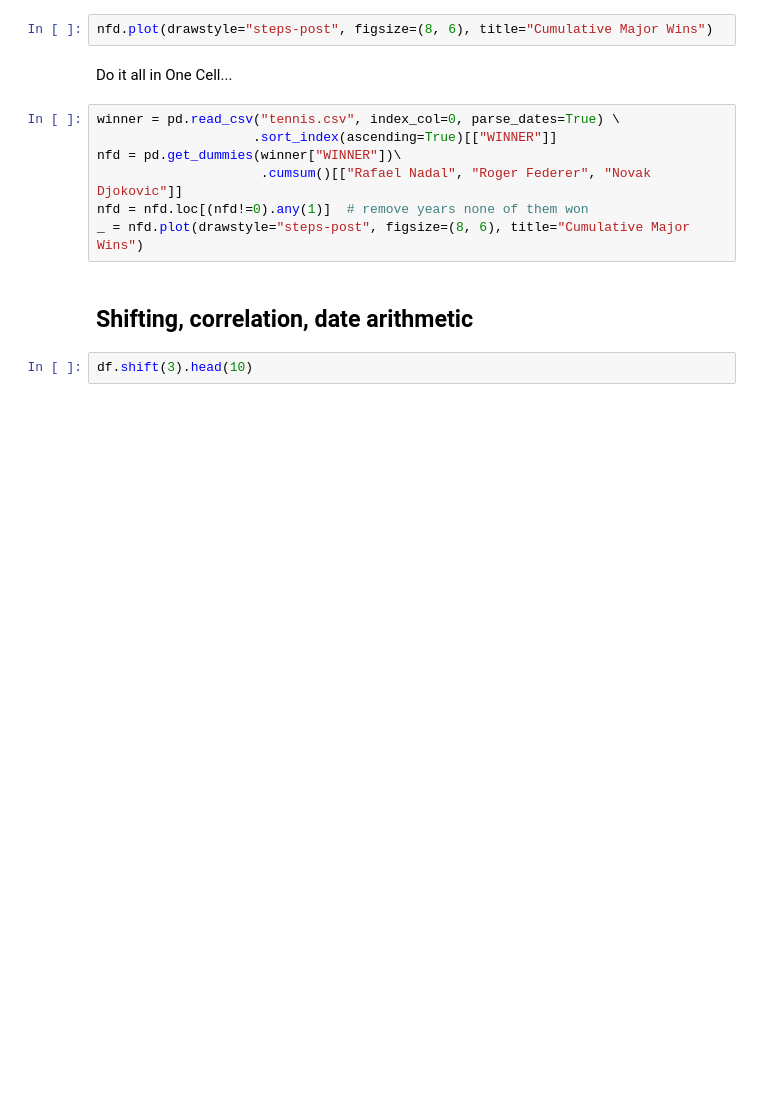
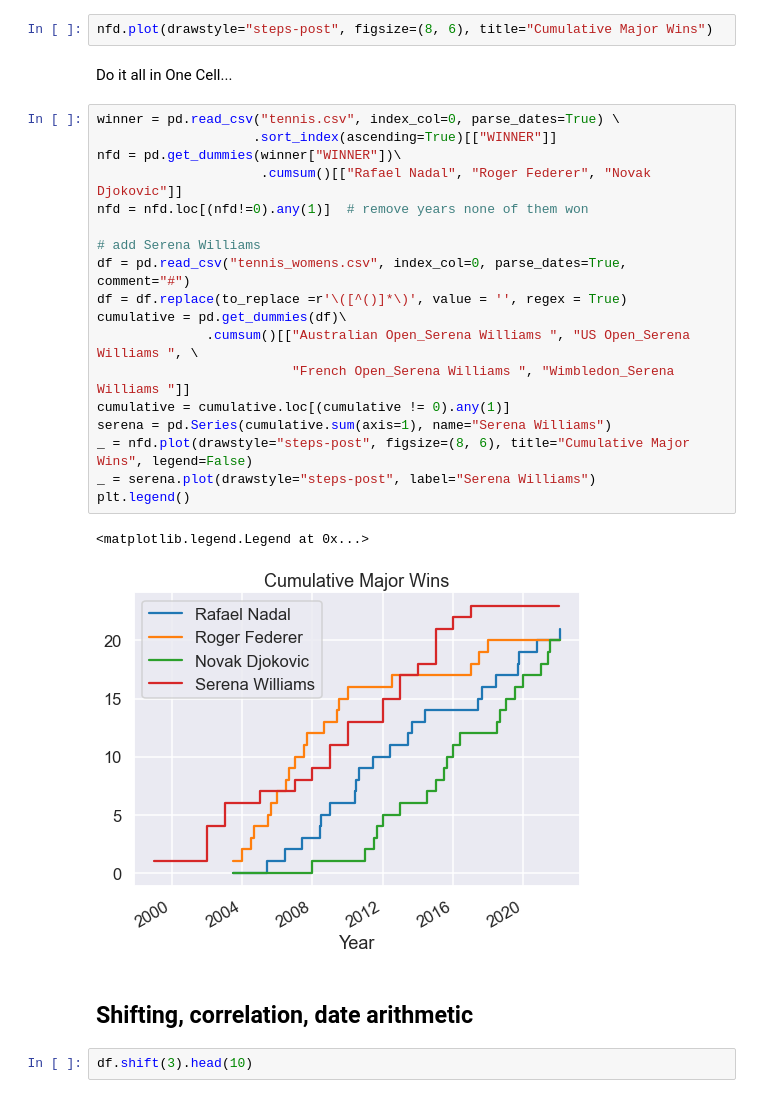
Before and after one commit to profjsb/python-seminar, a Jupyter notebook: DataFiles_and_Notebooks/00_numpy_scipy_pandas/04_pandas.ipynb, the cells around one changed output. Cells and saved outputs as stored; diff of their text form; blank space fills up the shorter version.

```diff
--- a/DataFiles_and_Notebooks/00_numpy_scipy_pandas/04_pandas.ipynb
+++ b/DataFiles_and_Notebooks/00_numpy_scipy_pandas/04_pandas.ipynb
@@ -346,10 +346,24 @@ Do it all in One Cell...
 # %%
 winner = pd.read_csv("tennis.csv", index_col=0, parse_dates=True) \
                     .sort_index(ascending=True)[["WINNER"]]
 nfd = pd.get_dummies(winner["WINNER"])\
                      .cumsum()[["Rafael Nadal", "Roger Federer", "Novak Djokovic"]]
 nfd = nfd.loc[(nfd!=0).any(1)]  # remove years none of them won
-_ = nfd.plot(drawstyle="steps-post", figsize=(8, 6), title="Cumulative Major Wins")
+
+# add Serena Williams
+df = pd.read_csv("tennis_womens.csv", index_col=0, parse_dates=True, comment="#")
+df = df.replace(to_replace =r'\([^()]*\)', value = '', regex = True)
+cumulative = pd.get_dummies(df)\
+              .cumsum()[["Australian Open_Serena Williams ", "US Open_Serena Williams ", \
+                         "French Open_Serena Williams ", "Wimbledon_Serena Williams "]]
+cumulative = cumulative.loc[(cumulative != 0).any(1)]
+serena = pd.Series(cumulative.sum(axis=1), name="Serena Williams")
+_ = nfd.plot(drawstyle="steps-post", figsize=(8, 6), title="Cumulative Major Wins", legend=False)
+_ = serena.plot(drawstyle="steps-post", label="Serena Williams")
+plt.legend()
+# %% [output]
+<matplotlib.legend.Legend at 0x...>
+[figure, added]
 # %% [markdown]
 Shifting, correlation, date arithmetic
 -------
```
Also changed, not shown: 1 other file.
